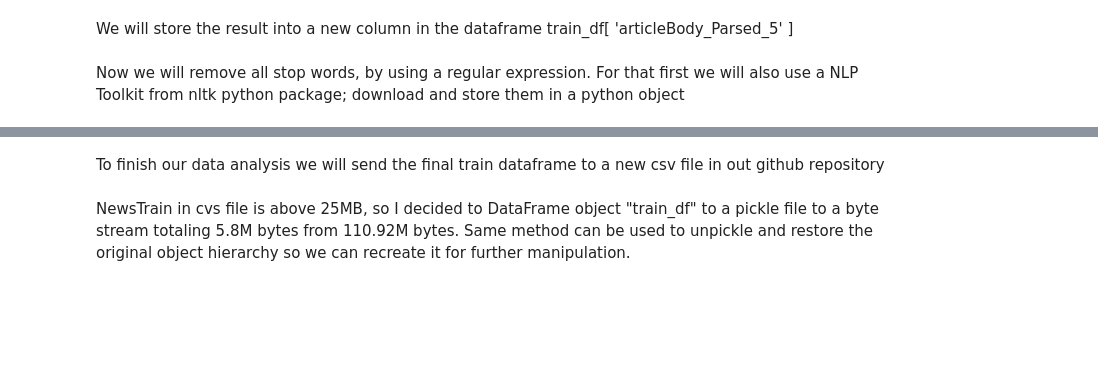
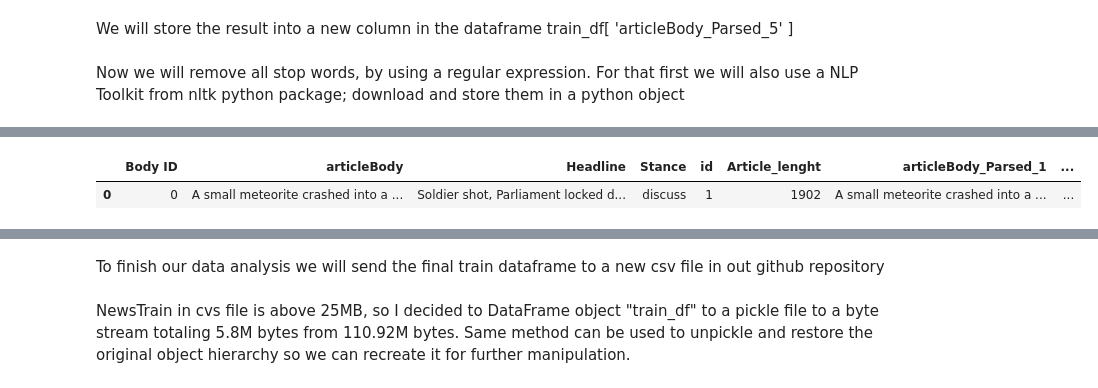
Before and after one commit to StavroK/MtySaturdayAI2020, a Jupyter notebook: Understanding Train Data.ipynb, the cells around one changed output, grey strips where cells are left out. Drawn from its saved outputs; the diff is of its cells as text; code cells hidden in the pictures; blank space fills up the shorter version.

```diff
--- a/Understanding Train Data.ipynb
+++ b/Understanding Train Data.ipynb
@@ -360,4 +370,9 @@ for stop_word in stop_words:
 
     regex_stopword = r"\b" + stop_word + r"\b"
     train_df['articleBody_Parsed_6'] = train_df['articleBody_Parsed_6'].str.replace(regex_stopword, '')
+# %%
+train_df.head(1)
+# %% [output]
+|  | Body ID | articleBody | Headline | Stance | id | Article_lenght | articleBody_Parsed_1 | ... |
+| 0 | 0 | A small meteorite crashed into a ... | Soldier shot, Parliament locked d... | discuss | 1 | 1902 | A small meteorite crashed into a ... | ... |
 # %%
```
Also changed, not shown: parts of 17 cells of this notebook.
